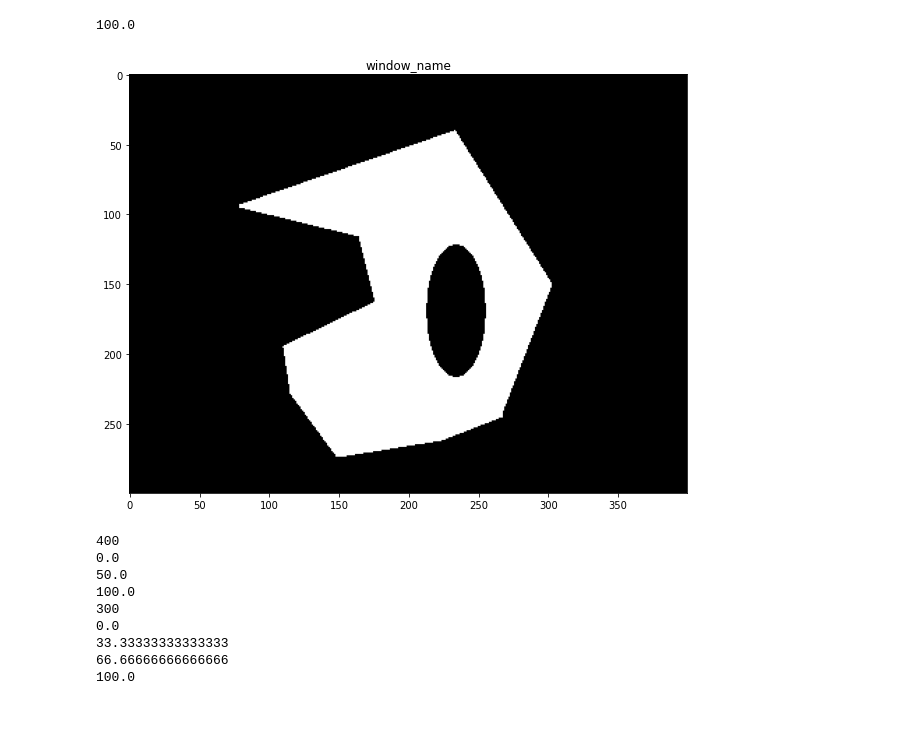
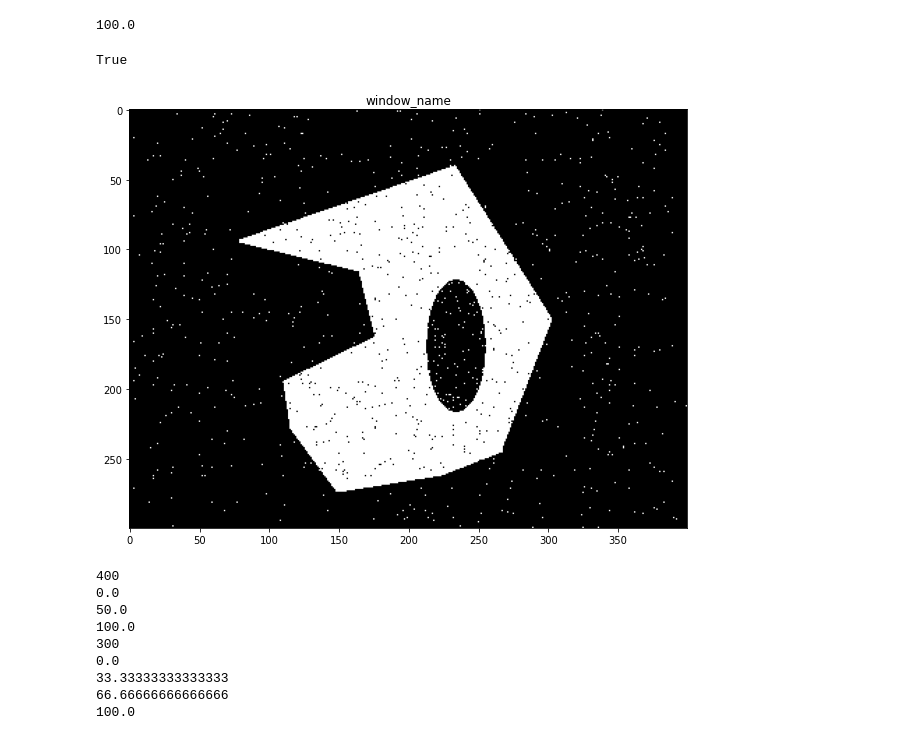
Before and after one commit to dolphinLesha/data_interpretation2, a Jupyter notebook: notebooks/lab10.ipynb, the cells around one changed output. Cells and saved outputs as stored; diff of their text form; code cells hidden in the pictures.

```diff
--- a/notebooks/lab10.ipynb
+++ b/notebooks/lab10.ipynb
@@ -623,10 +623,10 @@ def binar_image(image, perc):
 
     return image
 # %%
-path = r"D:\study\moed2\7lab\model.jpg"
+# path = r"D:\study\moed2\7lab\model.jpg"
 # path = r"D:\study\moed2\7lab\model_4n.jpg"
 # path = r"D:\study\moed2\7lab\model_4v.jpg"
-# path = r"D:\study\moed2\7lab\model_5n.jpg"
+path = r"D:\study\moed2\7lab\model_5n.jpg"
 # path = r"D:\study\moed2\7lab\model_5v.jpg"
 
 img = cv.imread(path)
@@ -727,8 +727,10 @@ for i in range(img.shape[1]):
 66.66666666666666
 100.0
 # %%
-img = binar_image(imgt, 0.8)
+img = binar_image(imgt, 0.75)
 show_picture_plot(img)
+cv.imwrite(r"D:\study\moed2\7lab\mb.jpg", img)
 # %% [output]
+True
-[figure, old version]
+[figure, new version]
 # %%
```
Also changed, not shown: parts of 5 cells of this notebook, 4 other files.
